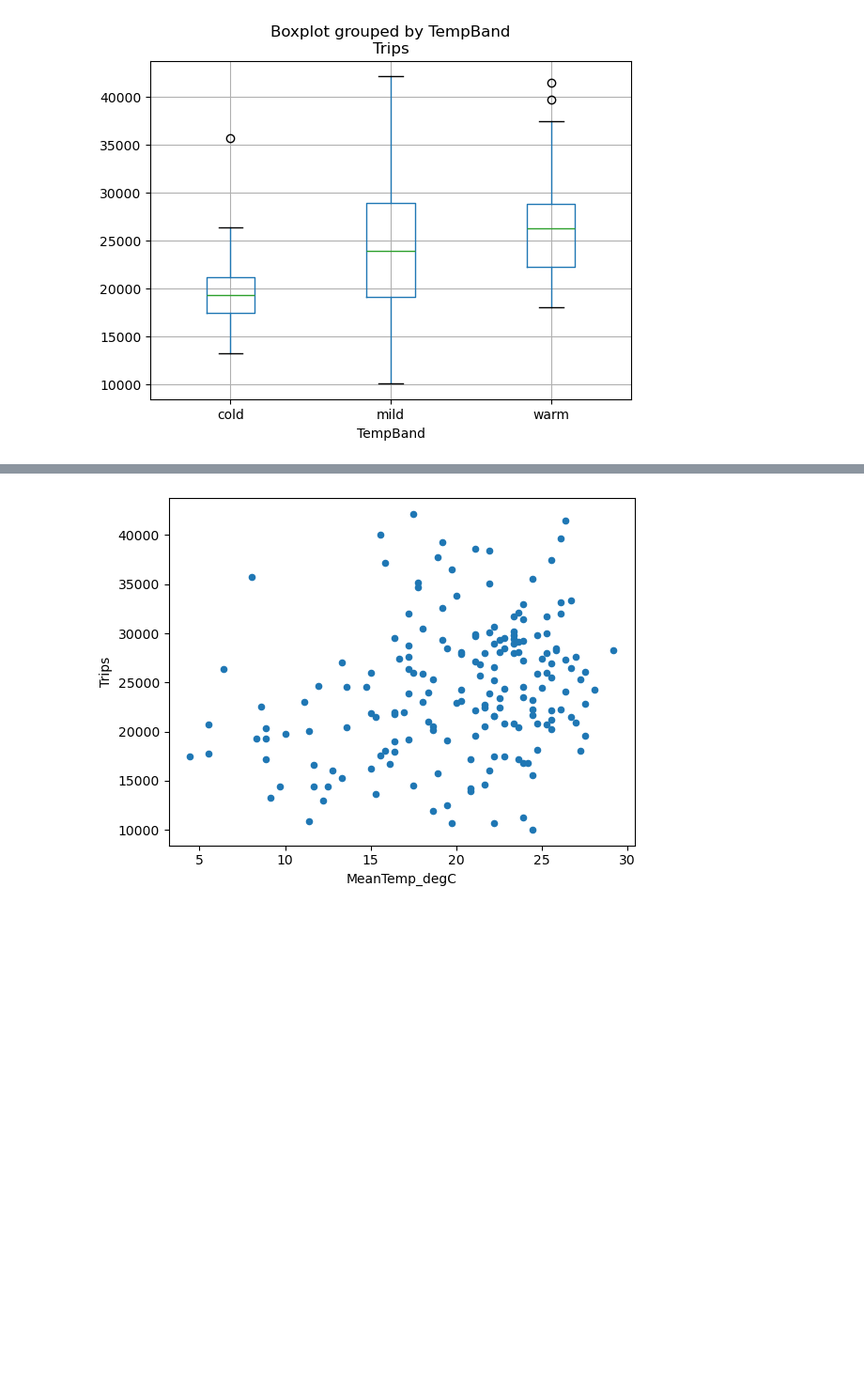
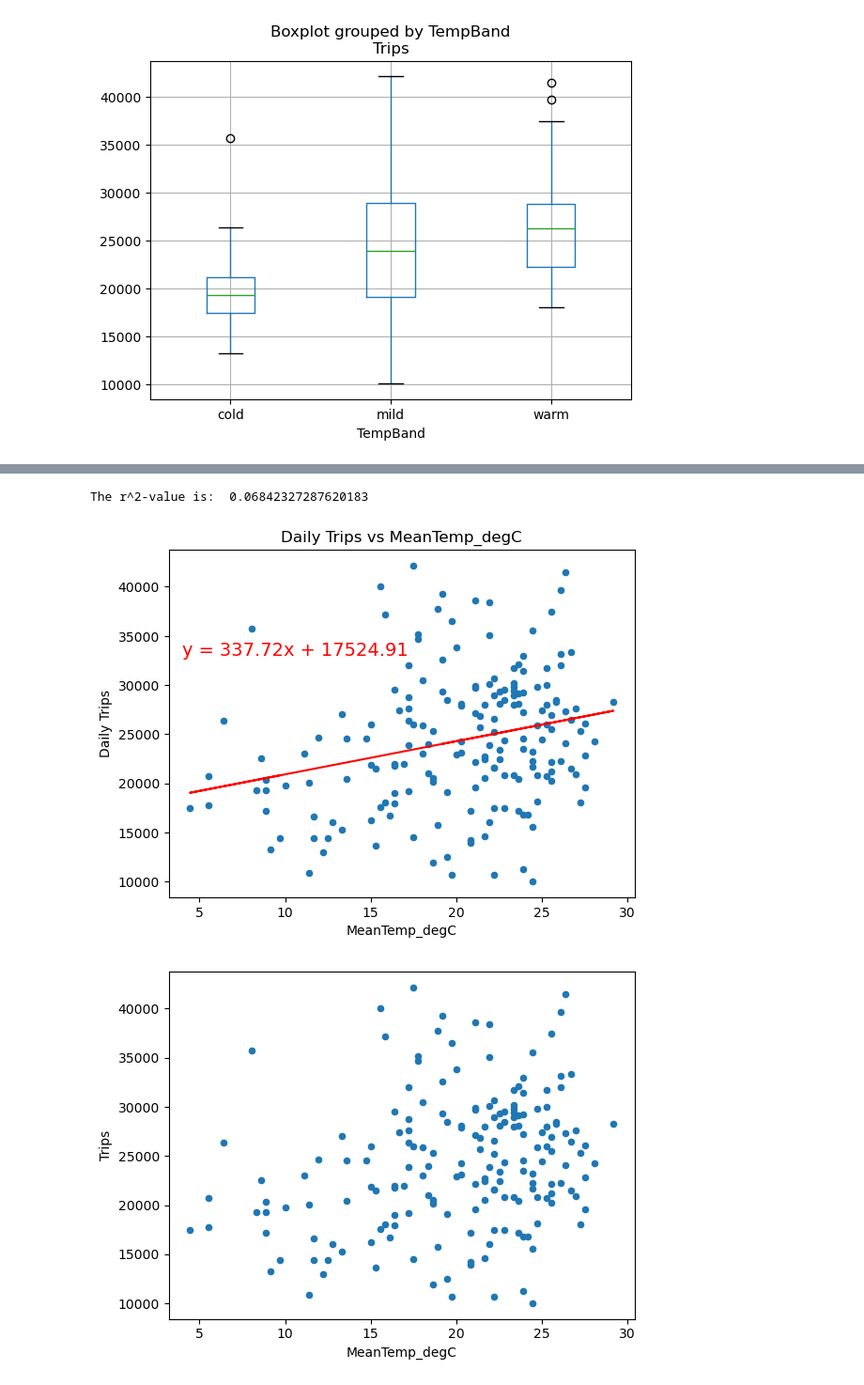
Before and after one commit to enumerbs/Project1-Group4, a Jupyter notebook: Project1-Group4_greg.ipynb, the cells around one changed output, grey strips where cells are left out. Shown: that part at 94% size. Saved outputs shown, nothing was run; the diff lists cells and outputs as text; code cells hidden in the pictures; blank space fills up the shorter version.

```diff
--- a/Project1-Group4_greg.ipynb
+++ b/Project1-Group4_greg.ipynb
@@ -220,3 +269,8 @@ trips_df.plot(kind='scatter', x="TempBand", y="Trips", legend=False)
+# %%
+create_scatterplot_with_linear_regression_overlay(trips_df, "MeanTemp_degC", (4, 33000))
+# %% [output]
+The r^2-value is:  0.06842327287620183
+[figure, added]
 # %%
 trips_df.plot(kind='scatter', x="MeanTemp_degC", y="Trips", legend=False)
 plt.show()
```
Also changed, not shown: parts of 62 cells of this notebook.
